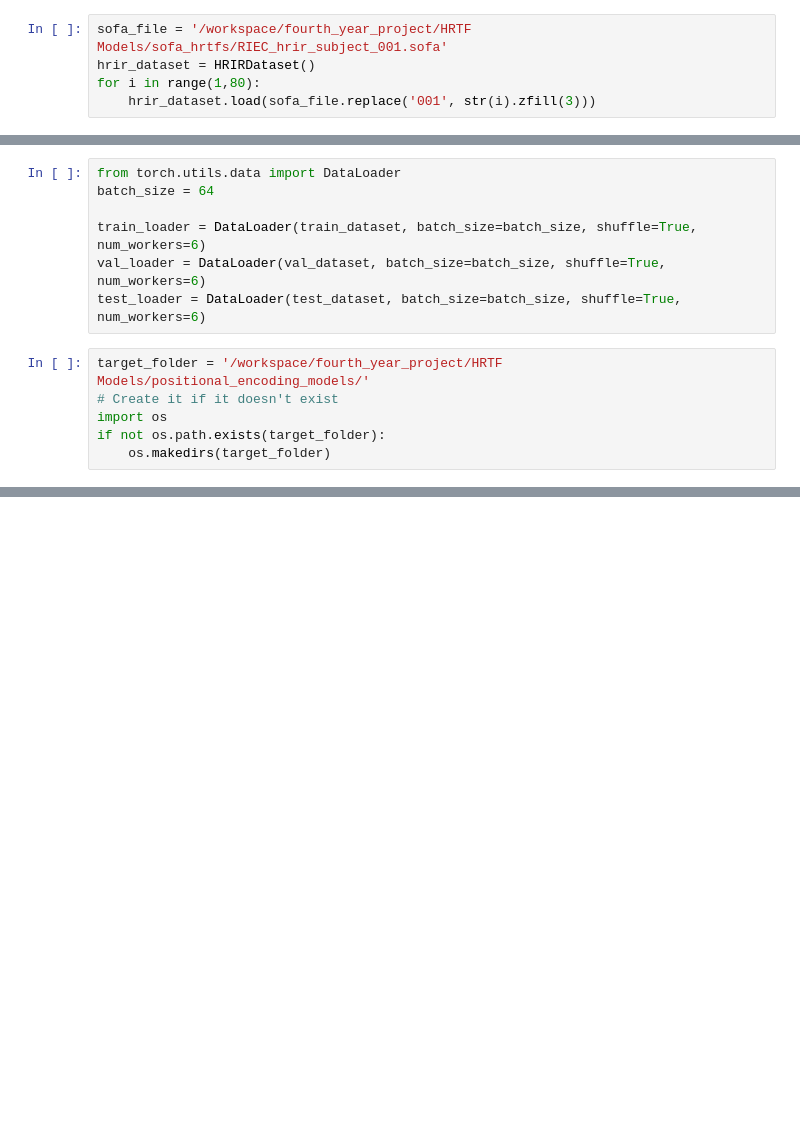
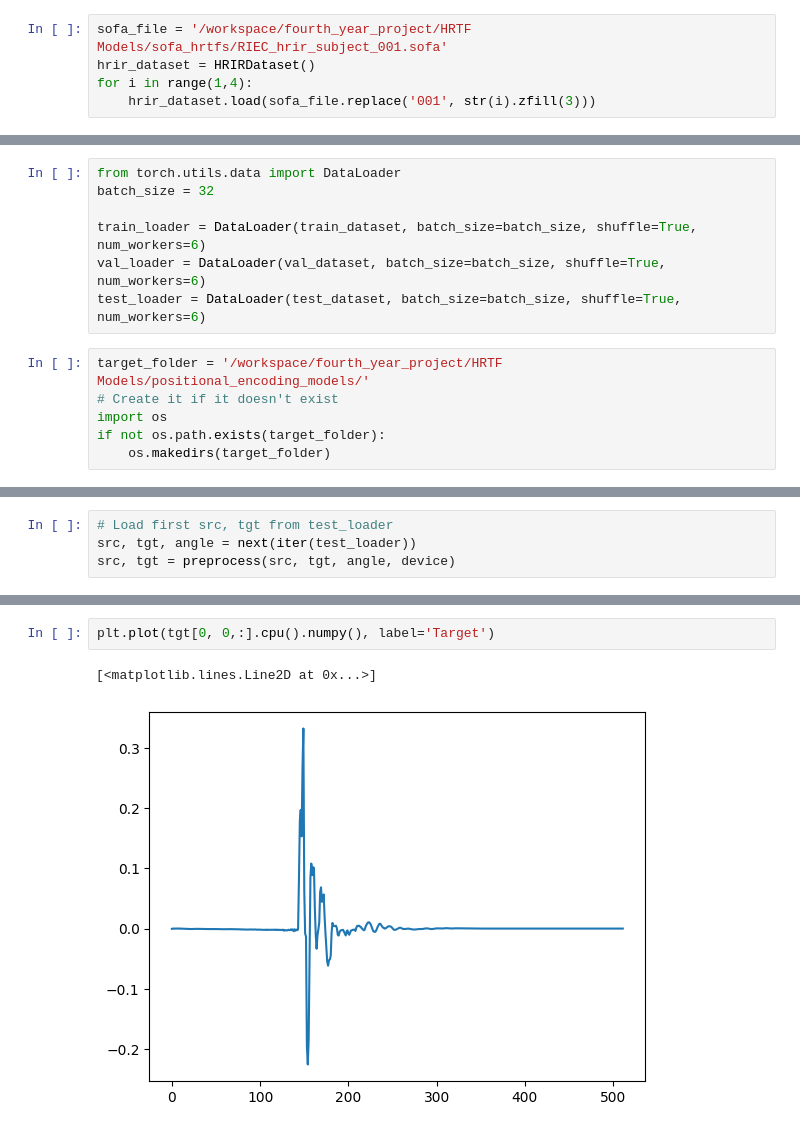
Before and after one commit to will-sloan/fourth_year_project, a Jupyter notebook: HRTF Models/train_transformer.ipynb, the cells around one changed output, grey strips where cells are left out. Drawn from its saved outputs; the diff is of its cells as text; blank space fills up the shorter version.

```diff
--- a/HRTF Models/train_transformer.ipynb
+++ b/HRTF Models/train_transformer.ipynb
@@ -9,7 +9,7 @@ from CombinedLoss import CombinedLoss
 # %%
 sofa_file = '/workspace/fourth_year_project/HRTF Models/sofa_hrtfs/RIEC_hrir_subject_001.sofa'
 hrir_dataset = HRIRDataset()
-for i in range(1,80):
+for i in range(1,4):
     hrir_dataset.load(sofa_file.replace('001', str(i).zfill(3)))
 # %%
 len(hrir_dataset)
@@ -69,7 +181,7 @@ test_size = len(hrir_dataset) - train_size - val_size
 train_dataset, val_dataset, test_dataset = torch.utils.data.random_split(hrir_dataset, [train_size, val_size, test_size])
 # %%
 from torch.utils.data import DataLoader
-batch_size = 64
+batch_size = 32
 
 train_loader = DataLoader(train_dataset, batch_size=batch_size, shuffle=True, num_workers=6)
 val_loader = DataLoader(val_dataset, batch_size=batch_size, shuffle=True, num_workers=6)
@@ -311,0 +457,4 @@ Loss: 1.0320
+# %%
+# Load first src, tgt from test_loader
+src, tgt, angle = next(iter(test_loader))
+src, tgt = preprocess(src, tgt, angle, device)
@@ -311,0 +481,5 @@ Loss: 1.0320
+# %%
+plt.plot(tgt[0, 0,:].cpu().numpy(), label='Target')
+# %% [output]
+[<matplotlib.lines.Line2D at 0x...>]
+[figure, added]
```
Also changed, not shown: parts of 12 cells of this notebook, 5 other files.
